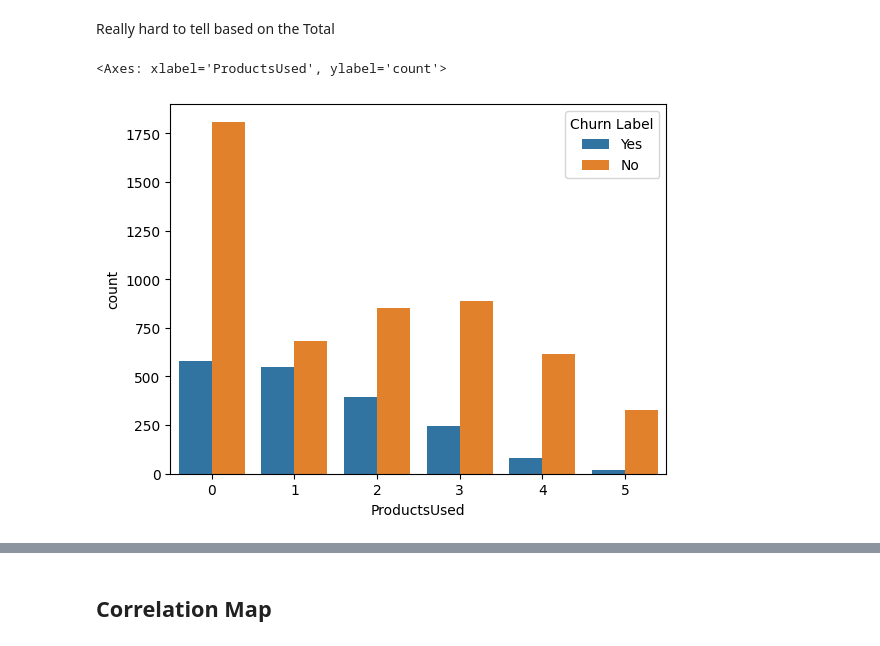
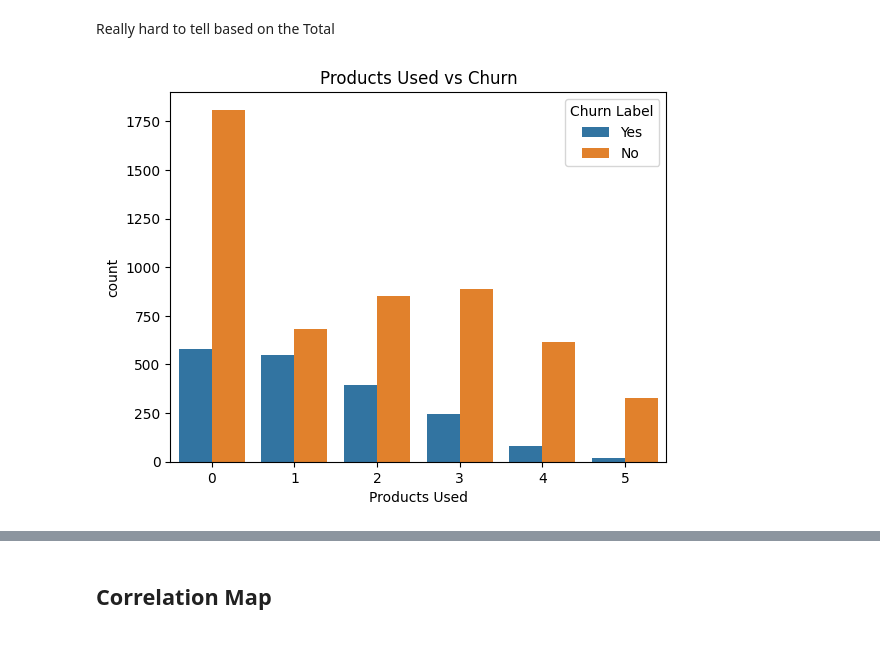
Before and after one commit to marcellinus-witarsah/data-challenge-dsw-2023, a Jupyter notebook: notebooks/03_churn_model.ipynb, the cells around one changed output, grey strips where cells are left out. Drawn from its saved outputs; the diff is of its cells as text; code cells hidden in the pictures.

```diff
--- a/notebooks/03_churn_model.ipynb
+++ b/notebooks/03_churn_model.ipynb
@@ -323,17 +323,18 @@ Really hard to tell based on the Total
 # %%
 def uses_internet_for_product(data):
     if data == "Yes": return 1
     return 0
 
 # Total Product Used
-df_ori["ProductsUsed"] = df_ori[['Games Product', 'Music Product', 'Education Product', 'Call Center', 'Video Product', 'Use MyApp']]\
+df_ori["Products Used"] = df_ori[['Games Product', 'Music Product', 'Education Product', 'Call Center', 'Video Product', 'Use MyApp']]\
     .apply(lambda x: uses_internet_for_product(x['Games Product'])
         + uses_internet_for_product(x['Music Product'])
         + uses_internet_for_product(x['Education Product'])
         + uses_internet_for_product(x['Call Center'])
         + uses_internet_for_product(x['Use MyApp']), axis=1)
 
-sns.countplot(data=df_ori, x="ProductsUsed", hue="Churn Label")
+sns.countplot(data=df_ori, x="Products Used", hue="Churn Label")
+plt.title("Products Used vs Churn")
+plt.show()
 # %% [output]
-<Axes: xlabel='ProductsUsed', ylabel='count'>
-[figure, old version]
+[figure, new version]
```
Also changed, not shown: parts of 10 cells of this notebook.
